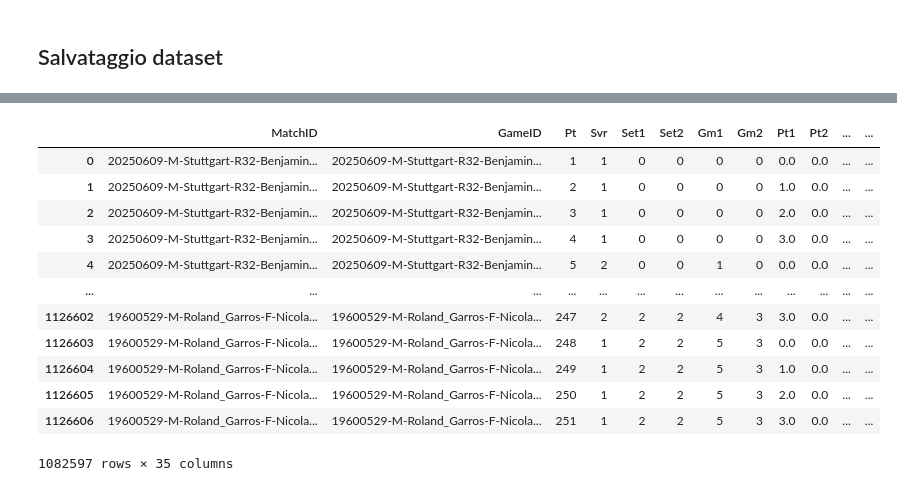
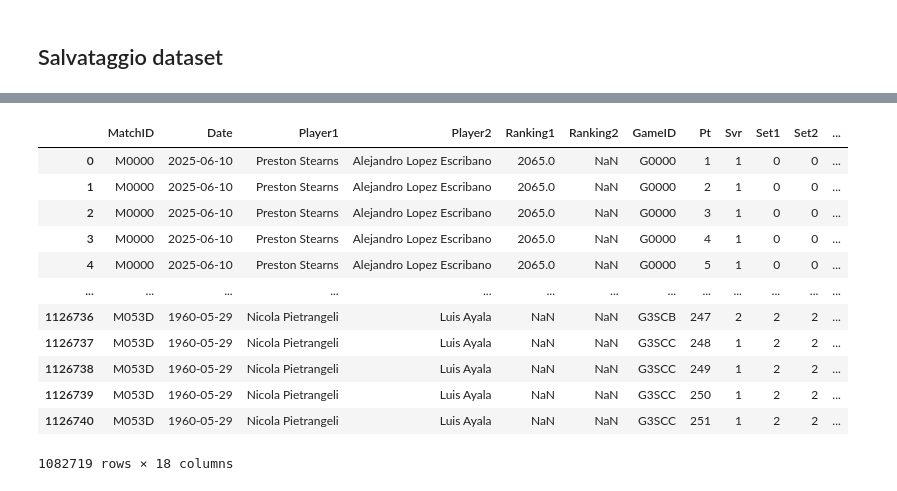
Before and after one commit to oraziotorre/MomentumShiftAI, a Jupyter notebook: TennisDataGenerator.ipynb, the cells around one changed output, grey strips where cells are left out. Saved outputs shown, nothing was run; the diff lists cells and outputs as text; code cells hidden in the pictures.

Commit message:
MatchID Improvement

```diff
--- a/TennisDataGenerator.ipynb
+++ b/TennisDataGenerator.ipynb
@@ -314,6 +305,6 @@ dataset['Gm2'] = dataset['Gm2'].fillna(0).astype(int)
 dataset['Gm1'] = dataset['Gm1'].fillna(0)
 dataset['TbSet'] = dataset['TbSet'].fillna
 dataset = dataset.dropna(subset=['Player1', 'Player2']).reset_index(drop=True)
-dataset = dataset.drop(columns=['Gm#', 'Notes', 'TbSet'], errors='ignore')
+
 print(dataset.isna().sum())
 # %% [output]
@@ -1085,9 +1114,9 @@ Warning: total number of rows (1082597) exceeds max_rows (20000). Falling back t
 # %% [markdown]
 ## Salvataggio dataset
 # %%
-# 1️⃣ Rimuovere la colonna 'PointType'
-if "PointType" in dataset.columns:
-    dataset = dataset.drop(columns=["PointType"])
+# 1️⃣ Rimuovere le colonne
+cols_to_remove = ["PointType", "1st", "2nd", "PlayerID1", "PlayerID2", "Gm#", "Notes", "TbSet"]
+dataset = dataset.drop(columns=[col for col in cols_to_remove if col in dataset.columns])
 
 # 2️⃣ Ottenere lista colonne attuali
 cols = list(dataset.columns)
@@ -1104,18 +1133,27 @@ def move_col(cols_list, col_to_move, col_after):
 cols = move_col(cols, "Pt1", "Gm2")
 cols = move_col(cols, "Pt2", "Pt1")  # Pt2 subito dopo Pt1
 
-# 4️⃣ Spostare GameID subito dopo MatchID
-cols = move_col(cols, "GameID", "MatchID")
+# 4️⃣ Spostare Date subito dopo MatchID
+cols = move_col(cols, "Date", "MatchID")
 
-# 5️⃣ Spostare Svr subito dopo Pt
+# 5️⃣ Spostare Player1, Player2, Ranking1, Ranking2 subito dopo Date (in quest'ordine)
+cols = move_col(cols, "Player1", "Date")
+cols = move_col(cols, "Player2", "Player1")
+cols = move_col(cols, "Ranking1", "Player2")
+cols = move_col(cols, "Ranking2", "Ranking1")
+
+# 6️⃣ Spostare GameID subito dopo Ranking2
+cols = move_col(cols, "GameID", "Ranking2")
+
+# 7️⃣ Spostare Svr subito dopo Pt
 cols = move_col(cols, "Svr", "Pt")
 
-# 6️⃣ Spostare GameWinner subito dopo PtWinner
+# 8️⃣ Spostare GameWinner subito dopo PtWinner
 cols = move_col(cols, "GameWinner", "PtWinner")
 
-# 7️⃣ Riordinare il DataFrame
+# 9️⃣ Riordinare il DataFrame
 dataset = dataset[cols]
 # %%
-dataset.to_csv('tennis.csv')
+dataset.to_csv('tennis.csv', index=False)
 dataset
 # %% [output]
@@ -1123,13 +1161,13 @@ Warning: total number of rows (1082597) exceeds max_rows (20000). Falling back t
-|  | MatchID | GameID | Pt | Svr | Set1 | Set2 | Gm1 | Gm2 | Pt1 | Pt2 | ... | ... |
-| 0 | 20250609-M-Stuttgart-R32-Benjamin... | 20250609-M-Stuttgart-R32-Benjamin... | 1 | 1 | 0 | 0 | 0 | 0 | 0.0 | 0.0 | ... | ... |
-| 1 | 20250609-M-Stuttgart-R32-Benjamin... | 20250609-M-Stuttgart-R32-Benjamin... | 2 | 1 | 0 | 0 | 0 | 0 | 1.0 | 0.0 | ... | ... |
-| 2 | 20250609-M-Stuttgart-R32-Benjamin... | 20250609-M-Stuttgart-R32-Benjamin... | 3 | 1 | 0 | 0 | 0 | 0 | 2.0 | 0.0 | ... | ... |
-| 3 | 20250609-M-Stuttgart-R32-Benjamin... | 20250609-M-Stuttgart-R32-Benjamin... | 4 | 1 | 0 | 0 | 0 | 0 | 3.0 | 0.0 | ... | ... |
-| 4 | 20250609-M-Stuttgart-R32-Benjamin... | 20250609-M-Stuttgart-R32-Benjamin... | 5 | 2 | 0 | 0 | 1 | 0 | 0.0 | 0.0 | ... | ... |
+|  | MatchID | Date | Player1 | Player2 | Ranking1 | Ranking2 | GameID | Pt | Svr | Set1 | Set2 | ... |
+| 0 | M0000 | 2025-06-10 | Preston Stearns | Alejandro Lopez Escribano | 2065.0 | NaN | G0000 | 1 | 1 | 0 | 0 | ... |
+| 1 | M0000 | 2025-06-10 | Preston Stearns | Alejandro Lopez Escribano | 2065.0 | NaN | G0000 | 2 | 1 | 0 | 0 | ... |
+| 2 | M0000 | 2025-06-10 | Preston Stearns | Alejandro Lopez Escribano | 2065.0 | NaN | G0000 | 3 | 1 | 0 | 0 | ... |
+| 3 | M0000 | 2025-06-10 | Preston Stearns | Alejandro Lopez Escribano | 2065.0 | NaN | G0000 | 4 | 1 | 0 | 0 | ... |
+| 4 | M0000 | 2025-06-10 | Preston Stearns | Alejandro Lopez Escribano | 2065.0 | NaN | G0000 | 5 | 1 | 0 | 0 | ... |
 | ... | ... | ... | ... | ... | ... | ... | ... | ... | ... | ... | ... | ... |
-| 1126602 | 19600529-M-Roland_Garros-F-Nicola... | 19600529-M-Roland_Garros-F-Nicola... | 247 | 2 | 2 | 2 | 4 | 3 | 3.0 | 0.0 | ... | ... |
-| 1126603 | 19600529-M-Roland_Garros-F-Nicola... | 19600529-M-Roland_Garros-F-Nicola... | 248 | 1 | 2 | 2 | 5 | 3 | 0.0 | 0.0 | ... | ... |
-| 1126604 | 19600529-M-Roland_Garros-F-Nicola... | 19600529-M-Roland_Garros-F-Nicola... | 249 | 1 | 2 | 2 | 5 | 3 | 1.0 | 0.0 | ... | ... |
-| 1126605 | 19600529-M-Roland_Garros-F-Nicola... | 19600529-M-Roland_Garros-F-Nicola... | 250 | 1 | 2 | 2 | 5 | 3 | 2.0 | 0.0 | ... | ... |
-| 1126606 | 19600529-M-Roland_Garros-F-Nicola... | 19600529-M-Roland_Garros-F-Nicola... | 251 | 1 | 2 | 2 | 5 | 3 | 3.0 | 0.0 | ... | ... |
+| 1126736 | M053D | 1960-05-29 | Nicola Pietrangeli | Luis Ayala | NaN | NaN | G3SCB | 247 | 2 | 2 | 2 | ... |
+| 1126737 | M053D | 1960-05-29 | Nicola Pietrangeli | Luis Ayala | NaN | NaN | G3SCC | 248 | 1 | 2 | 2 | ... |
+| 1126738 | M053D | 1960-05-29 | Nicola Pietrangeli | Luis Ayala | NaN | NaN | G3SCC | 249 | 1 | 2 | 2 | ... |
+| 1126739 | M053D | 1960-05-29 | Nicola Pietrangeli | Luis Ayala | NaN | NaN | G3SCC | 250 | 1 | 2 | 2 | ... |
+| 1126740 | M053D | 1960-05-29 | Nicola Pietrangeli | Luis Ayala | NaN | NaN | G3SCC | 251 | 1 | 2 | 2 | ... |
-1082597 rows × 35 columns
+1082719 rows × 18 columns
```
Also changed, not shown: parts of 27 cells of this notebook.
